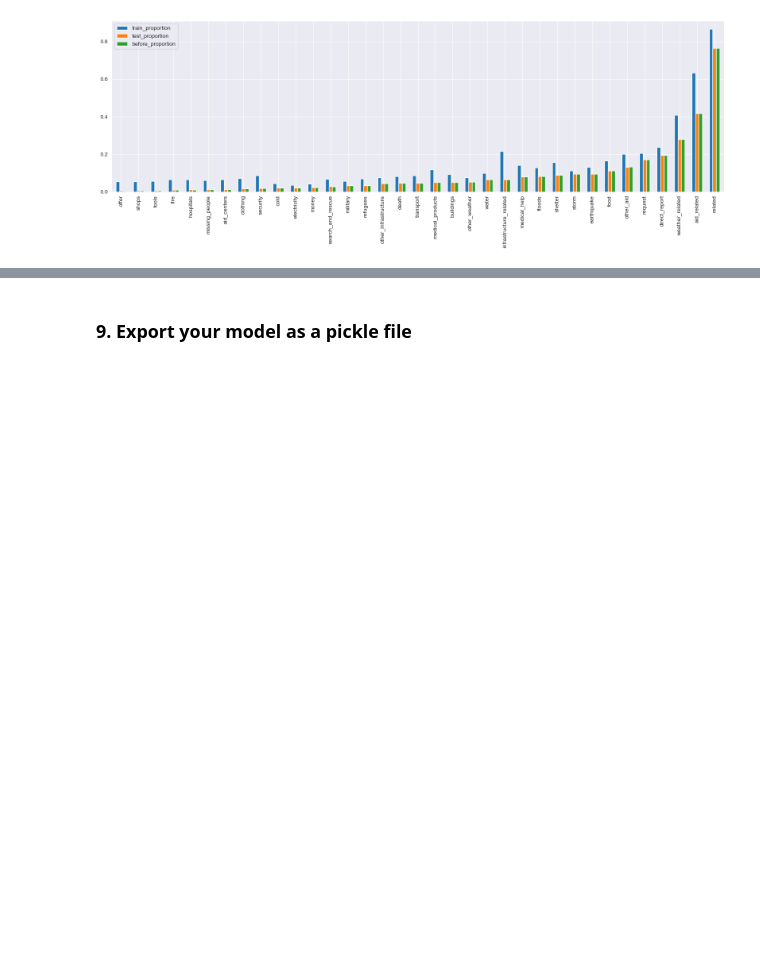
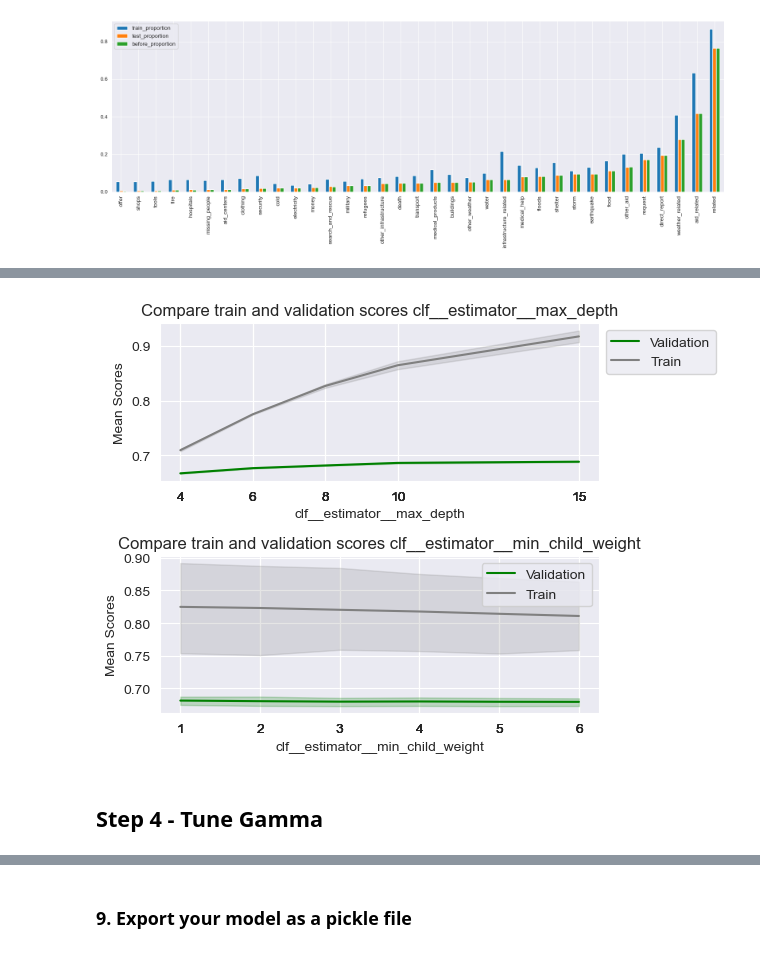
Before and after one commit to JuanitaSmith/disaster_recovery_pipelines, a Jupyter notebook: notebooks/ML Pipeline Preparation.ipynb, the cells around one changed output, grey strips where cells are left out. Saved outputs shown, nothing was run; the diff lists cells and outputs as text; code cells hidden in the pictures; blank space fills up the shorter version.

```diff
--- a/notebooks/ML Pipeline Preparation.ipynb
+++ b/notebooks/ML Pipeline Preparation.ipynb
@@ -731,0 +794,21 @@ Use grid search to find better parameters.
+# %%
+# hyperparameters = {
+#     'clf__estimator__max_depth' : [6, 8, 10, 15, 20],
+#     'clf__estimator__min_child_weight': [1, 2, 4, 6]
+# }
+
+hyperparameters = {
+    'clf__estimator__max_depth' : [4, 6, 8, 10, 15],
+    'clf__estimator__min_child_weight': [1, 2, 3, 4, 5, 6]
+}
+
+gridsearch3 = cv_predefined(X_train=X_train_sub,
+                            y_train=y_train_sub,
+                            X_val=X_val,
+                            y_val=y_val,
+                            pipeline=full_pipeline,
+                            hyperparameters=hyperparameters,
+                            scoring=scoring,
+                            verbose=verbose)
+
+rmtree(cachedir)
@@ -731,0 +857,6 @@ Use grid search to find better parameters.
+# %%
+cv_plot_scores(gridsearch3)
+# %% [output]
+[figure, added]
+# %% [markdown]
+## Step 4 - Tune Gamma
```
Also changed, not shown: parts of 102 cells of this notebook, 2 other files.
